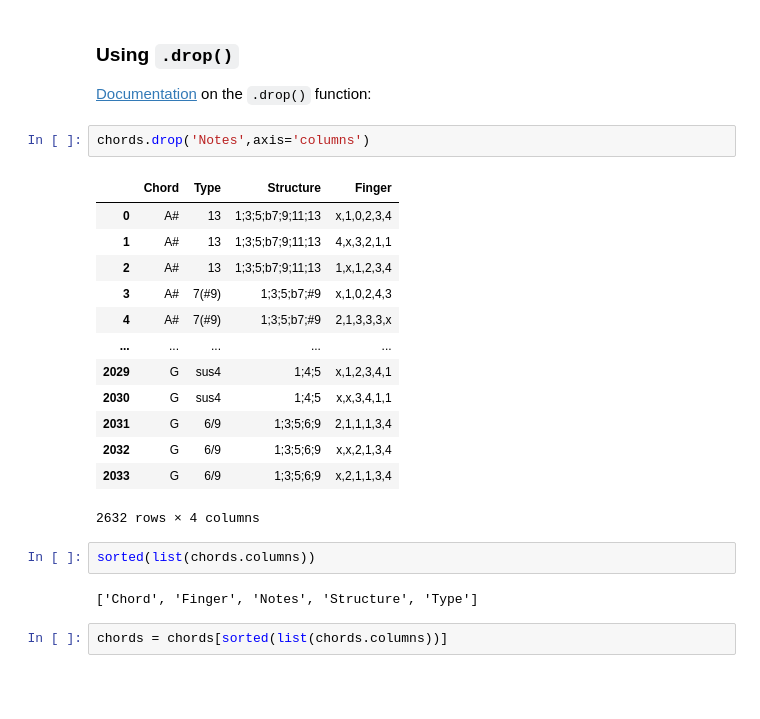
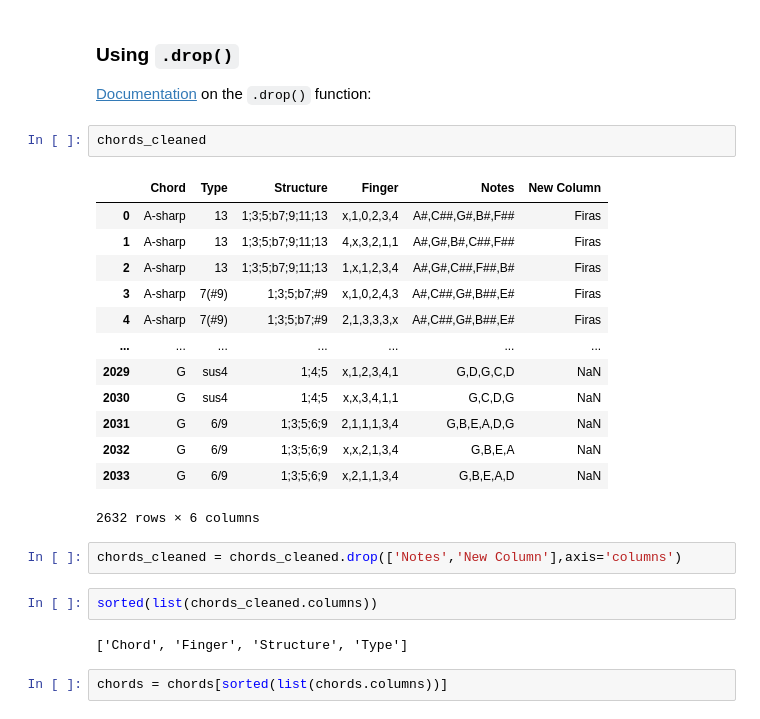
Before and after one commit to ubco-cmps/data301_course, a Jupyter notebook: notes/week05/Class5B/Class5B.ipynb, the cells around one changed output. Saved outputs shown, nothing was run; the diff lists cells and outputs as text; blank space fills up the shorter version.

```diff
--- a/notes/week05/Class5B/Class5B.ipynb
+++ b/notes/week05/Class5B/Class5B.ipynb
@@ -242,26 +261,28 @@ chords_cleaned
 ### Using `.drop()`
 
 [Documentation](https://pandas.pydata.org/docs/reference/api/pandas.DataFrame.drop.html) on the `.drop()` function:
+# %%
+chords_cleaned
+# %% [output]
+|  | Chord | Type | Structure | Finger | Notes | New Column |
+| 0 | A-sharp | 13 | 1;3;5;b7;9;11;13 | x,1,0,2,3,4 | A#,C##,G#,B#,F## | Firas |
+| 1 | A-sharp | 13 | 1;3;5;b7;9;11;13 | 4,x,3,2,1,1 | A#,G#,B#,C##,F## | Firas |
+| 2 | A-sharp | 13 | 1;3;5;b7;9;11;13 | 1,x,1,2,3,4 | A#,G#,C##,F##,B# | Firas |
+| 3 | A-sharp | 7(#9) | 1;3;5;b7;#9 | x,1,0,2,4,3 | A#,C##,G#,B##,E# | Firas |
+| 4 | A-sharp | 7(#9) | 1;3;5;b7;#9 | 2,1,3,3,3,x | A#,C##,G#,B##,E# | Firas |
+| ... | ... | ... | ... | ... | ... | ... |
+| 2029 | G | sus4 | 1;4;5 | x,1,2,3,4,1 | G,D,G,C,D | NaN |
+| 2030 | G | sus4 | 1;4;5 | x,x,3,4,1,1 | G,C,D,G | NaN |
+| 2031 | G | 6/9 | 1;3;5;6;9 | 2,1,1,1,3,4 | G,B,E,A,D,G | NaN |
+| 2032 | G | 6/9 | 1;3;5;6;9 | x,x,2,1,3,4 | G,B,E,A | NaN |
+| 2033 | G | 6/9 | 1;3;5;6;9 | x,2,1,1,3,4 | G,B,E,A,D | NaN |
+2632 rows × 6 columns
 # %%
-chords.drop('Notes',axis='columns')
+chords_cleaned = chords_cleaned.drop(['Notes','New Column'],axis='columns')
-# %% [output]
-|  | Chord | Type | Structure | Finger |
-| 0 | A# | 13 | 1;3;5;b7;9;11;13 | x,1,0,2,3,4 |
-| 1 | A# | 13 | 1;3;5;b7;9;11;13 | 4,x,3,2,1,1 |
-| 2 | A# | 13 | 1;3;5;b7;9;11;13 | 1,x,1,2,3,4 |
-| 3 | A# | 7(#9) | 1;3;5;b7;#9 | x,1,0,2,4,3 |
-| 4 | A# | 7(#9) | 1;3;5;b7;#9 | 2,1,3,3,3,x |
-| ... | ... | ... | ... | ... |
-| 2029 | G | sus4 | 1;4;5 | x,1,2,3,4,1 |
-| 2030 | G | sus4 | 1;4;5 | x,x,3,4,1,1 |
-| 2031 | G | 6/9 | 1;3;5;6;9 | 2,1,1,1,3,4 |
-| 2032 | G | 6/9 | 1;3;5;6;9 | x,x,2,1,3,4 |
-| 2033 | G | 6/9 | 1;3;5;6;9 | x,2,1,1,3,4 |
-2632 rows × 4 columns
 # %%
-sorted(list(chords.columns))
+sorted(list(chords_cleaned.columns))
 # %% [output]
-['Chord', 'Finger', 'Notes', 'Structure', 'Type']
+['Chord', 'Finger', 'Structure', 'Type']
 # %%
 chords = chords[sorted(list(chords.columns))]
 # %%
```
Also changed, not shown: parts of 58 cells of this notebook, 1 other file.
